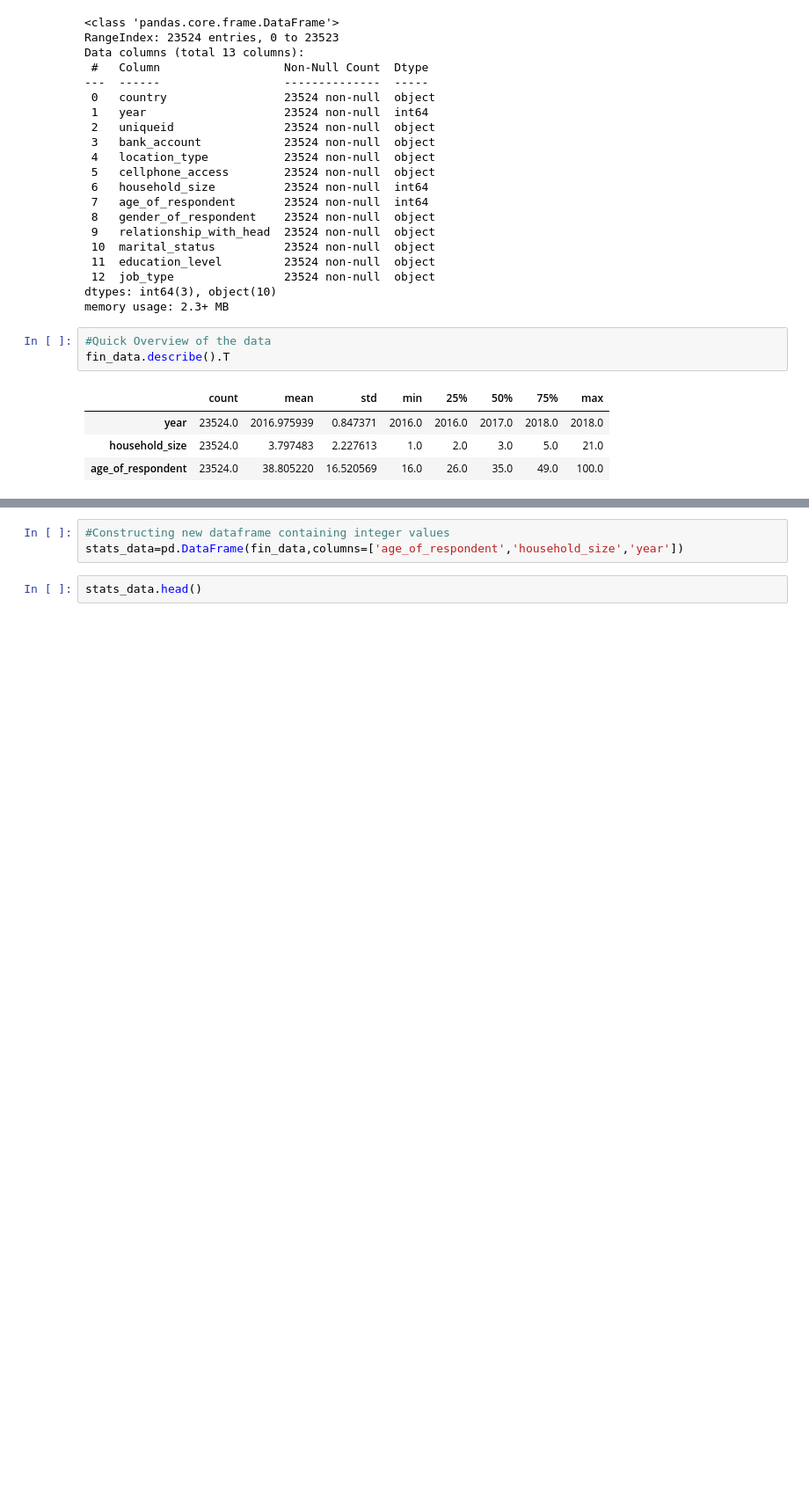
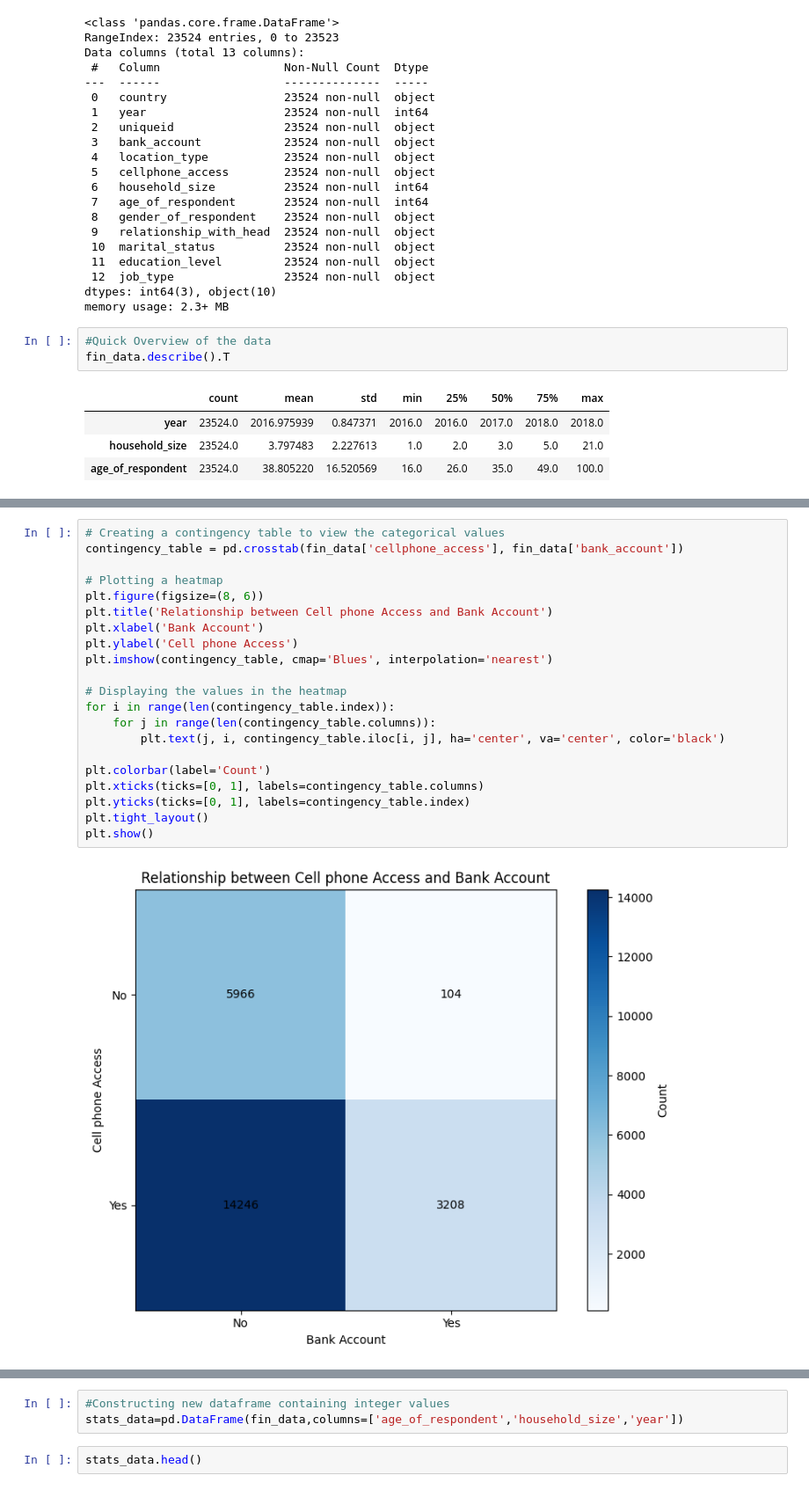
Before and after one commit to datakiptoo/Financial_Inclusion, a Jupyter notebook: train.ipynb, the cells around one changed output, grey strips where cells are left out. Shown at 88% size. Saved outputs shown, nothing was run; the diff lists cells and outputs as text; blank space fills up the shorter version.

```diff
--- a/train.ipynb
+++ b/train.ipynb
@@ -51,0 +147,23 @@ fin_data.describe().T
+# %%
+# Creating a contingency table to view the categorical values
+contingency_table = pd.crosstab(fin_data['cellphone_access'], fin_data['bank_account'])
+
+# Plotting a heatmap
+plt.figure(figsize=(8, 6))
+plt.title('Relationship between Cell phone Access and Bank Account')
+plt.xlabel('Bank Account')
+plt.ylabel('Cell phone Access')
+plt.imshow(contingency_table, cmap='Blues', interpolation='nearest')
+
+# Displaying the values in the heatmap
+for i in range(len(contingency_table.index)):
+    for j in range(len(contingency_table.columns)):
+        plt.text(j, i, contingency_table.iloc[i, j], ha='center', va='center', color='black')
+
+plt.colorbar(label='Count')
+plt.xticks(ticks=[0, 1], labels=contingency_table.columns)
+plt.yticks(ticks=[0, 1], labels=contingency_table.index)
+plt.tight_layout()
+plt.show()
+# %% [output]
+[figure, added]
```
Also changed, not shown: parts of 38 cells of this notebook.
